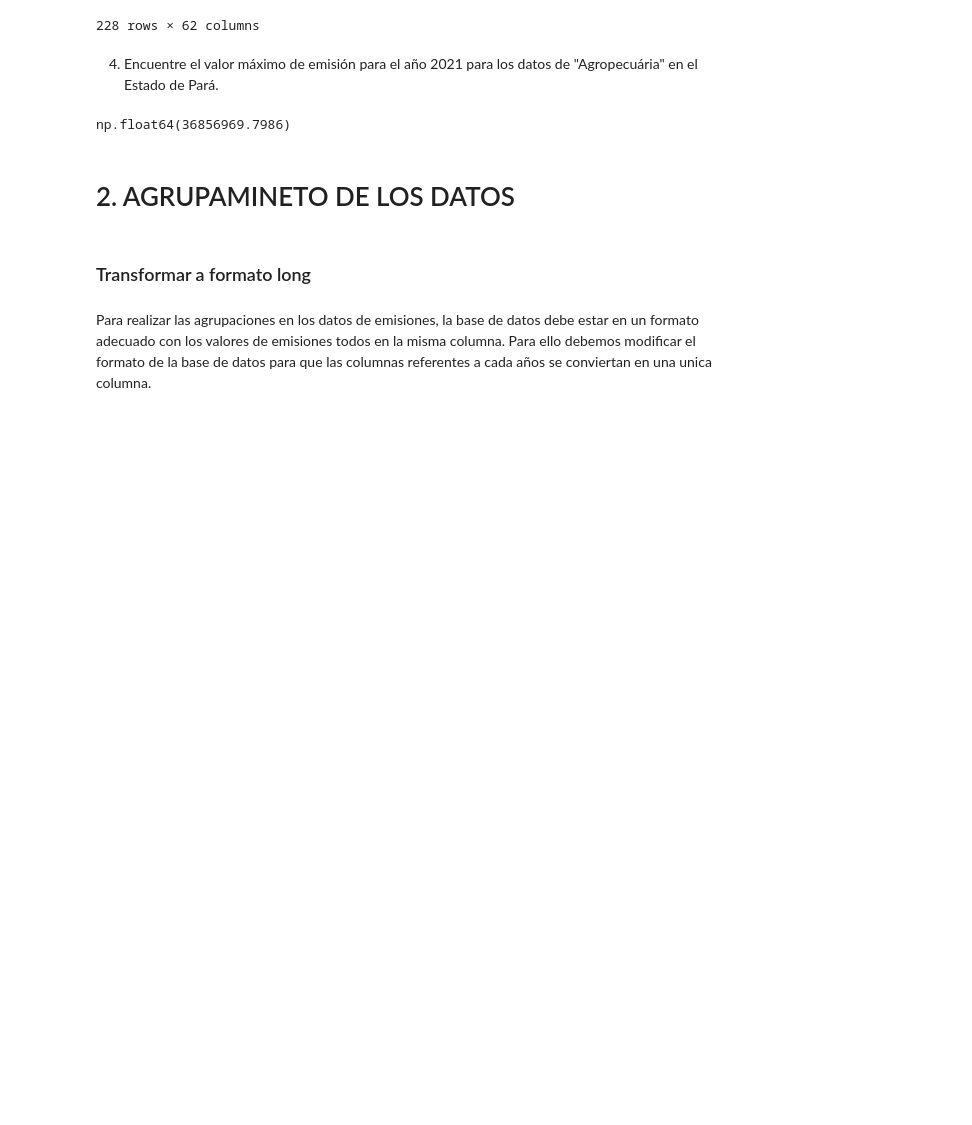
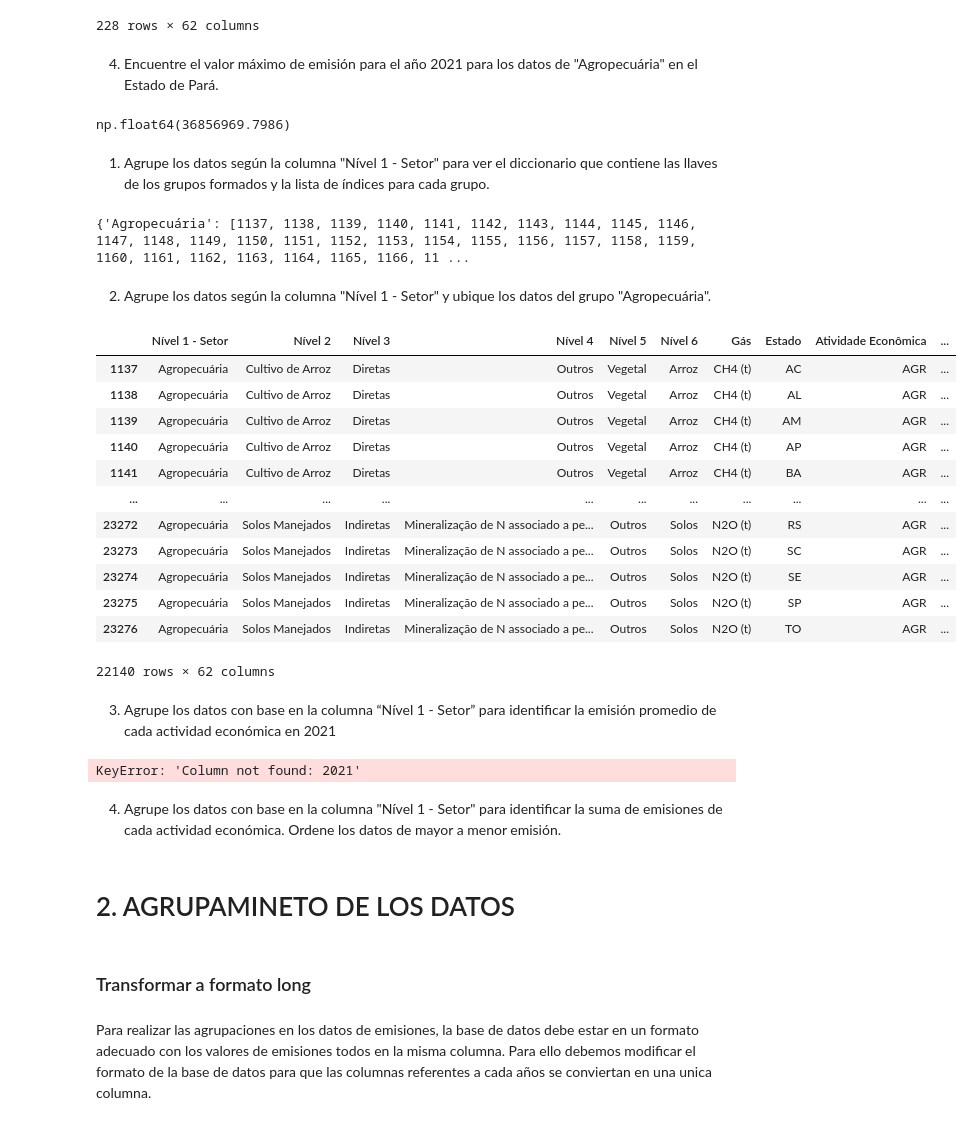
Before and after one commit to LejImkoaj/pandas_seleccionar_agrupar_datos, a Jupyter notebook: seleccion_agrupacion_de_datos.ipynb, the cells around one changed output. Saved outputs shown, nothing was run; the diff lists cells and outputs as text; code cells hidden in the pictures; blank space fills up the shorter version.

```diff
--- a/seleccion_agrupacion_de_datos.ipynb
+++ b/seleccion_agrupacion_de_datos.ipynb
@@ -212,6 +214,38 @@ df[(df['Nível 1 - Setor'] == 'Mudança de Uso da Terra e Floresta') & (df['Esta
 df.loc[(df['Nível 1 - Setor'] == 'Agropecuária') & (df['Estado'] == 'PA'), 2021].max()
 # %% [output]
 np.float64(36856969.7986)
+# %% [markdown]
+1. Agrupe los datos según la columna "Nível 1 - Setor" para ver el diccionario que contiene las llaves de los grupos formados y la lista de índices para cada grupo.
+# %%
+df.groupby(['Nível 1 - Setor']).groups
+# %% [output]
+{'Agropecuária': [1137, 1138, 1139, 1140, 1141, 1142, 1143, 1144, 1145, 1146, 1147, 1148, 1149, 1150, 1151, 1152, 1153, 1154, 1155, 1156, 1157, 1158, 1159, 1160, 1161, 1162, 1163, 1164, 1165, 1166, 11 ...
+# %% [markdown]
+2. Agrupe los datos según la columna "Nível 1 - Setor" y ubique los datos del grupo "Agropecuária".
+# %%
+df.groupby('Nível 1 - Setor').get_group('Agropecuária')
+# %% [output]
+|  | Nível 1 - Setor | Nível 2 | Nível 3 | Nível 4 | Nível 5 | Nível 6 | Gás | Estado | Atividade Econômica | ... |
+| 1137 | Agropecuária | Cultivo de Arroz | Diretas | Outros | Vegetal | Arroz | CH4 (t) | AC | AGR | ... |
+| 1138 | Agropecuária | Cultivo de Arroz | Diretas | Outros | Vegetal | Arroz | CH4 (t) | AL | AGR | ... |
+| 1139 | Agropecuária | Cultivo de Arroz | Diretas | Outros | Vegetal | Arroz | CH4 (t) | AM | AGR | ... |
+| 1140 | Agropecuária | Cultivo de Arroz | Diretas | Outros | Vegetal | Arroz | CH4 (t) | AP | AGR | ... |
+| 1141 | Agropecuária | Cultivo de Arroz | Diretas | Outros | Vegetal | Arroz | CH4 (t) | BA | AGR | ... |
+| ... | ... | ... | ... | ... | ... | ... | ... | ... | ... | ... |
+| 23272 | Agropecuária | Solos Manejados | Indiretas | Mineralização de N associado a pe... | Outros | Solos | N2O (t) | RS | AGR | ... |
+| 23273 | Agropecuária | Solos Manejados | Indiretas | Mineralização de N associado a pe... | Outros | Solos | N2O (t) | SC | AGR | ... |
+| 23274 | Agropecuária | Solos Manejados | Indiretas | Mineralização de N associado a pe... | Outros | Solos | N2O (t) | SE | AGR | ... |
+| 23275 | Agropecuária | Solos Manejados | Indiretas | Mineralização de N associado a pe... | Outros | Solos | N2O (t) | SP | AGR | ... |
+| 23276 | Agropecuária | Solos Manejados | Indiretas | Mineralização de N associado a pe... | Outros | Solos | N2O (t) | TO | AGR | ... |
+22140 rows × 62 columns
+# %% [markdown]
+3. Agrupe los datos con base en la columna “Nível 1 - Setor” para identificar la emisión promedio de cada actividad económica en 2021
+# %%
+df[df['Año']==2021].groupby('Nível 1 - Setor')[['Emision']].mean()
+# %% [output]
+KeyError: 'Column not found: 2021'
+# %% [markdown]
+4. Agrupe los datos con base en la columna "Nível 1 - Setor" para identificar la suma de emisiones de cada actividad económica. Ordene los datos de mayor a menor emisión.
 # %% [markdown]
 # 2. AGRUPAMINETO DE LOS DATOS
 # %% [markdown]
```
Also changed, not shown: parts of 4 cells of this notebook.
